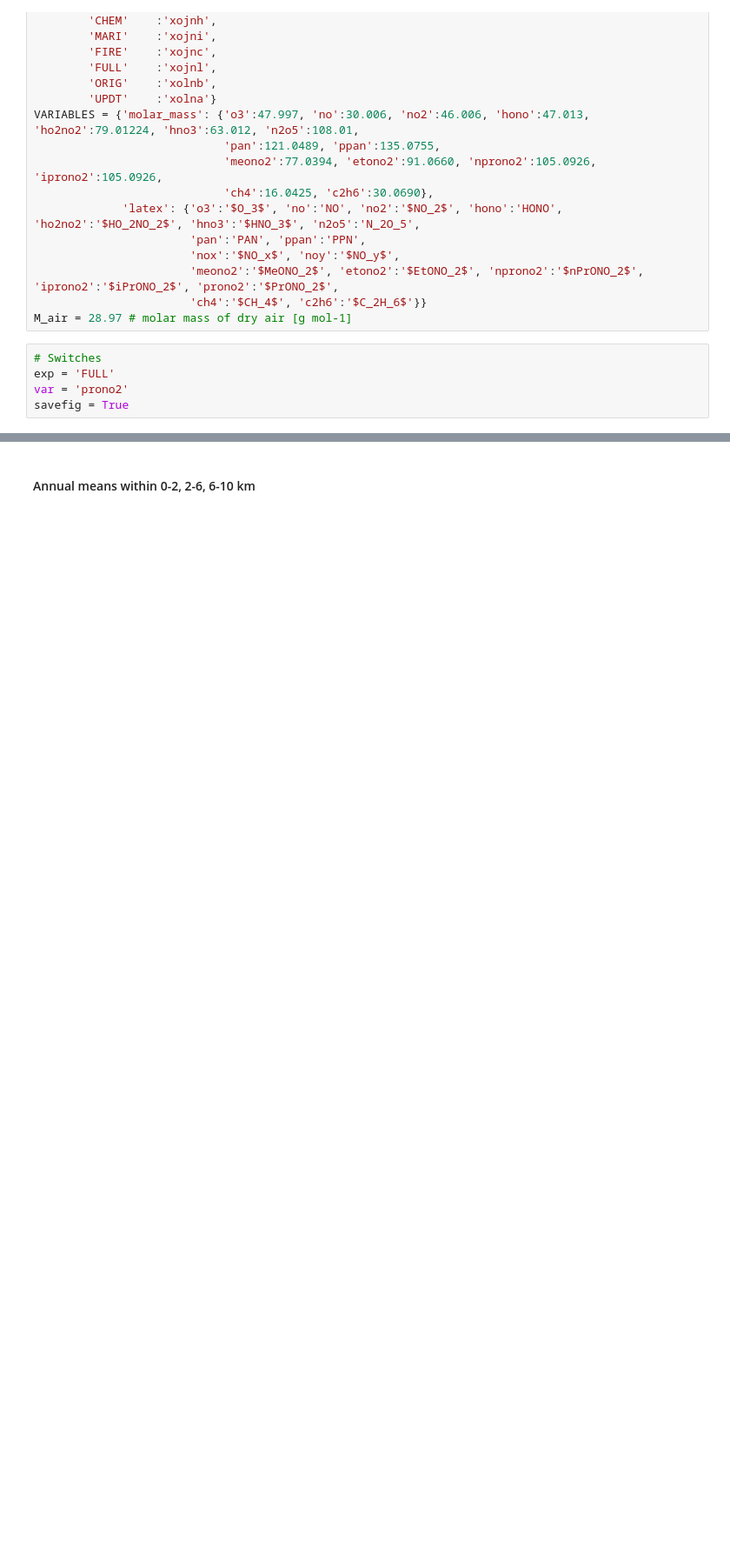
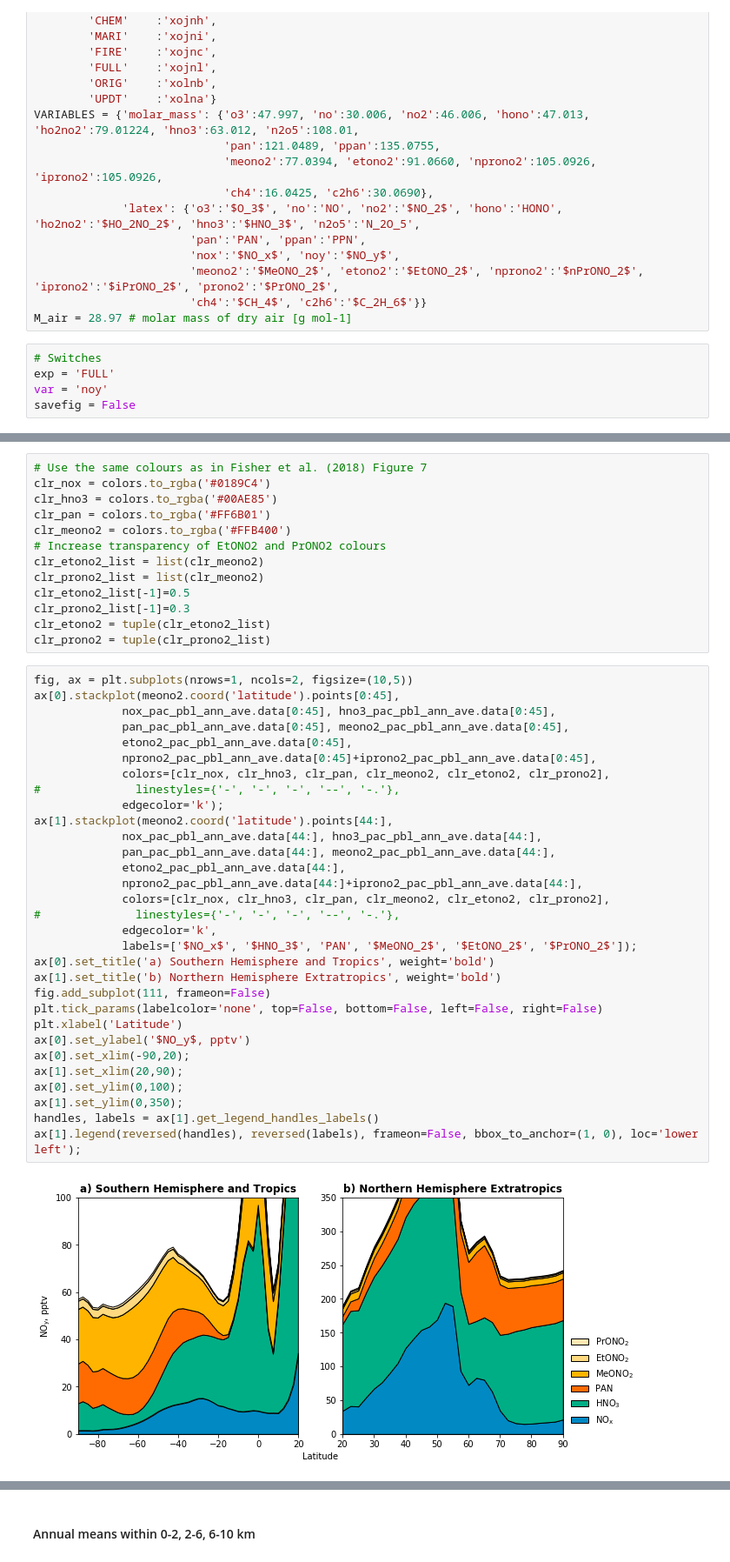
Before and after one commit to mzamyatina/phd_ukca, a Jupyter notebook: plt_xojn_ssn_Fisher2018-like.ipynb, the cells around one changed output, grey strips where cells are left out. Shown: that part at 87% size. Drawn from its saved outputs; the diff is of its cells as text; blank space fills up the shorter version.

```diff
--- a/plt_xojn_ssn_Fisher2018-like.ipynb
+++ b/plt_xojn_ssn_Fisher2018-like.ipynb
@@ -41,8 +41,8 @@ M_air = 28.97 # molar mass of dry air [g mol-1]
 # %%
 # Switches
 exp = 'FULL'
-var = 'prono2'
-savefig = True
+var = 'noy'
+savefig = False
 # %%
 # Read data
 job = JOBS[exp]
@@ -68,0 +113,46 @@ lats = cb.coord('latitude').points
+# %%
+# Use the same colours as in Fisher et al. (2018) Figure 7
+clr_nox = colors.to_rgba('#0189C4')
+clr_hno3 = colors.to_rgba('#00AE85')
+clr_pan = colors.to_rgba('#FF6B01')
+clr_meono2 = colors.to_rgba('#FFB400')
+# Increase transparency of EtONO2 and PrONO2 colours
+clr_etono2_list = list(clr_meono2)
+clr_prono2_list = list(clr_meono2)
+clr_etono2_list[-1]=0.5
+clr_prono2_list[-1]=0.3
+clr_etono2 = tuple(clr_etono2_list)
+clr_prono2 = tuple(clr_prono2_list)
+# %%
+fig, ax = plt.subplots(nrows=1, ncols=2, figsize=(10,5))
+ax[0].stackplot(meono2.coord('latitude').points[0:45],
+             nox_pac_pbl_ann_ave.data[0:45], hno3_pac_pbl_ann_ave.data[0:45],
+             pan_pac_pbl_ann_ave.data[0:45], meono2_pac_pbl_ann_ave.data[0:45],
+             etono2_pac_pbl_ann_ave.data[0:45],
+             nprono2_pac_pbl_ann_ave.data[0:45]+iprono2_pac_pbl_ann_ave.data[0:45],
+             colors=[clr_nox, clr_hno3, clr_pan, clr_meono2, clr_etono2, clr_prono2],
+#              linestyles={'-', '-', '-', '--', '-.'},
+             edgecolor='k');
+ax[1].stackplot(meono2.coord('latitude').points[44:],
+             nox_pac_pbl_ann_ave.data[44:], hno3_pac_pbl_ann_ave.data[44:],
+             pan_pac_pbl_ann_ave.data[44:], meono2_pac_pbl_ann_ave.data[44:],
+             etono2_pac_pbl_ann_ave.data[44:],
+             nprono2_pac_pbl_ann_ave.data[44:]+iprono2_pac_pbl_ann_ave.data[44:],
+             colors=[clr_nox, clr_hno3, clr_pan, clr_meono2, clr_etono2, clr_prono2],
+#              linestyles={'-', '-', '-', '--', '-.'},
+             edgecolor='k',
+             labels=['$NO_x$', '$HNO_3$', 'PAN', '$MeONO_2$', '$EtONO_2$', '$PrONO_2$']);
+ax[0].set_title('a) Southern Hemisphere and Tropics', weight='bold')
+ax[1].set_title('b) Northern Hemisphere Extratropics', weight='bold')
+fig.add_subplot(111, frameon=False)
+plt.tick_params(labelcolor='none', top=False, bottom=False, left=False, right=False)
+plt.xlabel('Latitude')
+ax[0].set_ylabel('$NO_y$, pptv')
+ax[0].set_xlim(-90,20);
+ax[1].set_xlim(20,90);
+ax[0].set_ylim(0,100);
+ax[1].set_ylim(0,350);
+handles, labels = ax[1].get_legend_handles_labels()
+ax[1].legend(reversed(handles), reversed(labels), frameon=False, bbox_to_anchor=(1, 0), loc='lower left');
+# %% [output]
+[figure, added]
```
Also changed, not shown: parts of 6 cells of this notebook.
